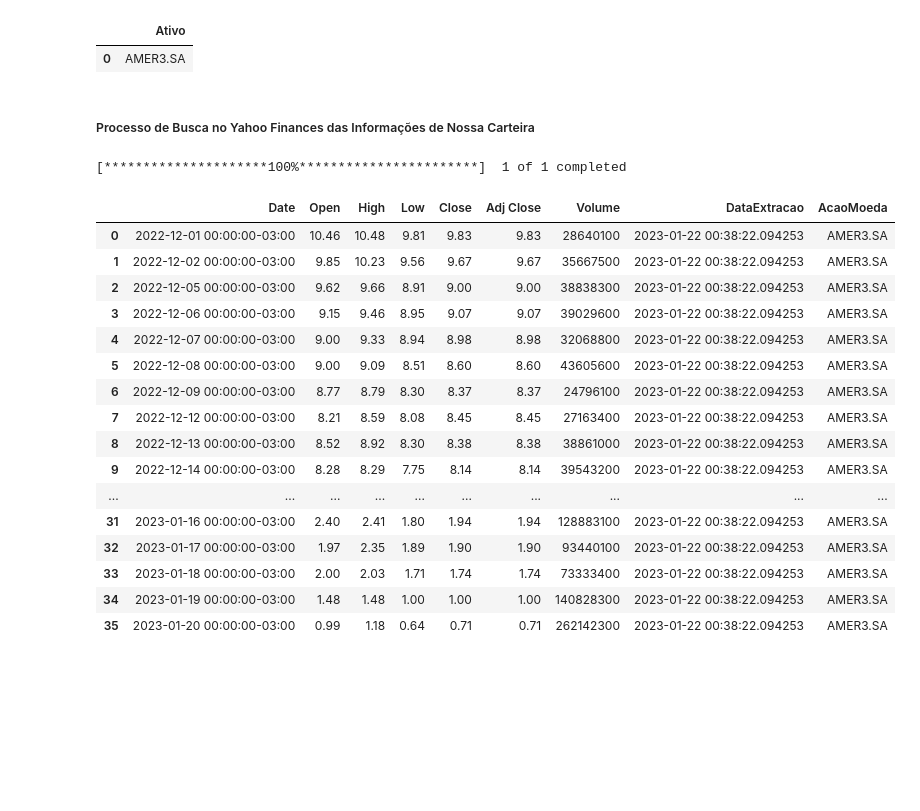
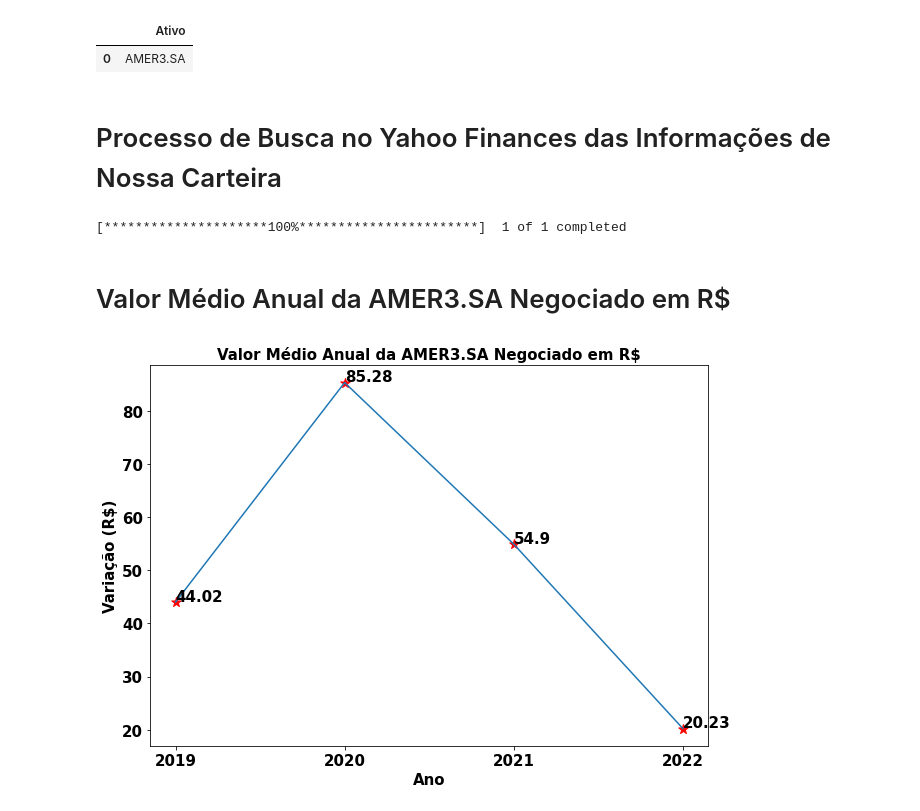
Before and after one commit to dbaassists/Python, a Jupyter notebook: MercadoFinanceiro/Python_Analisando_Mercado_Financeiro_AMER3.SA.ipynb, the cells around one changed output. Drawn from its saved outputs; the diff is of its cells as text; code cells hidden in the pictures; blank space fills up the shorter version.

```diff
--- a/MercadoFinanceiro/Python_Analisando_Mercado_Financeiro_AMER3.SA.ipynb
+++ b/MercadoFinanceiro/Python_Analisando_Mercado_Financeiro_AMER3.SA.ipynb
@@ -40,7 +40,7 @@ nomeArquivo
 |  | Ativo |
 | 0 | AMER3.SA |
 # %% [markdown]
-##### Processo de Busca no Yahoo Finances das Informações de Nossa Carteira #####
+# Processo de Busca no Yahoo Finances das Informações de Nossa Carteira
 # %%
 df = pd.DataFrame()
 
@@ -60,22 +60,40 @@ for ativo in list(nomeArquivo['Ativo']):
 
 
 arquivo = diretorioArquivoAtivo+'\\'+nomeAtivo+'.'+extensao
-df2 = pd.read_csv(arquivo)
+dfGeral = pd.read_csv(arquivo)
+
+dfGeral['AnoMes'] = dfGeral['Date'].str[:7]
+
+dfGeral['Ano'] = dfGeral['Date'].str[:4]
+
+df2023 = dfGeral[dfGeral['Date'].str[:7]=='2023-01']
+
+df2023.reset_index(drop=True, inplace=True)
-# %% [output]
-|  | Date | Open | High | Low | Close | Adj Close | Volume | DataExtracao | AcaoMoeda |
-| 0 | 2022-12-01 00:00:00-03:00 | 10.46 | 10.48 | 9.81 | 9.83 | 9.83 | 28640100 | 2023-01-22 00:38:22.094253 | AMER3.SA |
-| 1 | 2022-12-02 00:00:00-03:00 | 9.85 | 10.23 | 9.56 | 9.67 | 9.67 | 35667500 | 2023-01-22 00:38:22.094253 | AMER3.SA |
-| 2 | 2022-12-05 00:00:00-03:00 | 9.62 | 9.66 | 8.91 | 9.00 | 9.00 | 38838300 | 2023-01-22 00:38:22.094253 | AMER3.SA |
-| 3 | 2022-12-06 00:00:00-03:00 | 9.15 | 9.46 | 8.95 | 9.07 | 9.07 | 39029600 | 2023-01-22 00:38:22.094253 | AMER3.SA |
-| 4 | 2022-12-07 00:00:00-03:00 | 9.00 | 9.33 | 8.94 | 8.98 | 8.98 | 32068800 | 2023-01-22 00:38:22.094253 | AMER3.SA |
-| 5 | 2022-12-08 00:00:00-03:00 | 9.00 | 9.09 | 8.51 | 8.60 | 8.60 | 43605600 | 2023-01-22 00:38:22.094253 | AMER3.SA |
-| 6 | 2022-12-09 00:00:00-03:00 | 8.77 | 8.79 | 8.30 | 8.37 | 8.37 | 24796100 | 2023-01-22 00:38:22.094253 | AMER3.SA |
-| 7 | 2022-12-12 00:00:00-03:00 | 8.21 | 8.59 | 8.08 | 8.45 | 8.45 | 27163400 | 2023-01-22 00:38:22.094253 | AMER3.SA |
-| 8 | 2022-12-13 00:00:00-03:00 | 8.52 | 8.92 | 8.30 | 8.38 | 8.38 | 38861000 | 2023-01-22 00:38:22.094253 | AMER3.SA |
-| 9 | 2022-12-14 00:00:00-03:00 | 8.28 | 8.29 | 7.75 | 8.14 | 8.14 | 39543200 | 2023-01-22 00:38:22.094253 | AMER3.SA |
-| ... | ... | ... | ... | ... | ... | ... | ... | ... | ... |
-| 31 | 2023-01-16 00:00:00-03:00 | 2.40 | 2.41 | 1.80 | 1.94 | 1.94 | 128883100 | 2023-01-22 00:38:22.094253 | AMER3.SA |
-| 32 | 2023-01-17 00:00:00-03:00 | 1.97 | 2.35 | 1.89 | 1.90 | 1.90 | 93440100 | 2023-01-22 00:38:22.094253 | AMER3.SA |
-| 33 | 2023-01-18 00:00:00-03:00 | 2.00 | 2.03 | 1.71 | 1.74 | 1.74 | 73333400 | 2023-01-22 00:38:22.094253 | AMER3.SA |
-| 34 | 2023-01-19 00:00:00-03:00 | 1.48 | 1.48 | 1.00 | 1.00 | 1.00 | 140828300 | 2023-01-22 00:38:22.094253 | AMER3.SA |
-| 35 | 2023-01-20 00:00:00-03:00 | 0.99 | 1.18 | 0.64 | 0.71 | 0.71 | 262142300 | 2023-01-22 00:38:22.094253 | AMER3.SA |
+# %% [markdown]
+# Valor Médio Anual da AMER3.SA Negociado em R$
+# %%
+
+
+dfHistorico = dfGeral[dfGeral['Ano'].isin(['2019','2020','2021','2022'])].groupby(['Ano'],as_index=False).agg(VlrMedio=('Close','mean'))
+
+dfHistorico['PercEvolucao'] = dfHistorico['VlrMedio'].pct_change().fillna(0)
+
+dfHistorico
+
+
+plt.title('Valor Médio Anual da AMER3.SA Negociado em R$', color='black', fontsize=15, fontweight='bold')
+plt.xlabel("Ano" , color='black', fontsize=15, fontweight='bold')
+plt.ylabel("Variação (R$)", color='black', fontsize=15, fontweight='bold')
+dfHistorico['VlrMedio'].plot(figsize = (10, 7))
+plt.rcParams["figure.autolayout"] = True
+x = dfHistorico['Ano']
+y = dfHistorico['VlrMedio']
+plt.scatter(x, y, label = "Rendimento", color = "r", marker = "*", s = 100)
+for i in range(len(x)):
+    plt.annotate(round(y[i],2), (x[i], y[i]+0.2), fontsize=15, fontweight='bold')
+plt.xticks(rotation=0, fontsize=15 , fontweight='bold' , color='black')
+plt.yticks(rotation=0, fontsize=15 , fontweight='bold' , color='black')
+#plt.grid()
+plt.show()
+# %% [output]
+[figure, added]
```
Also changed, not shown: parts of 12 cells of this notebook.
